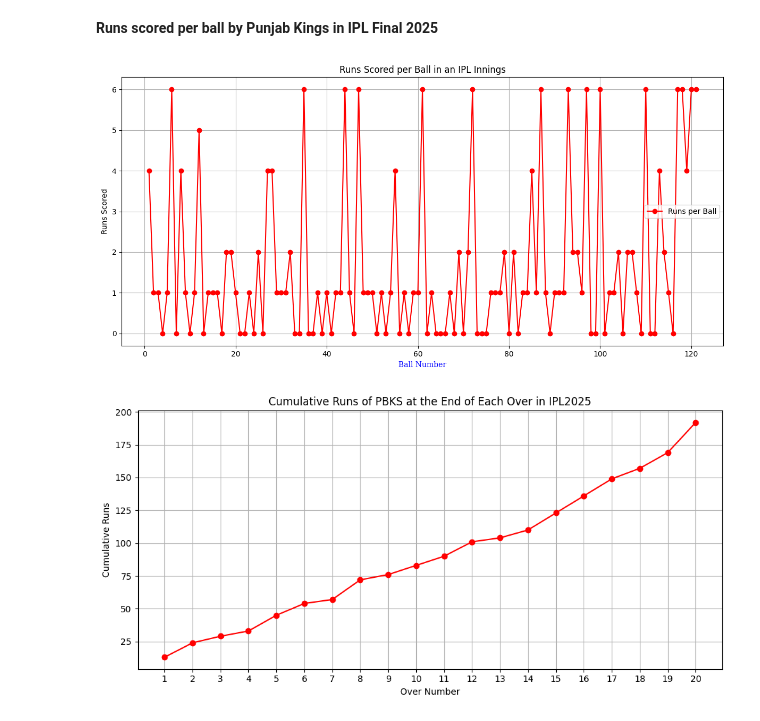
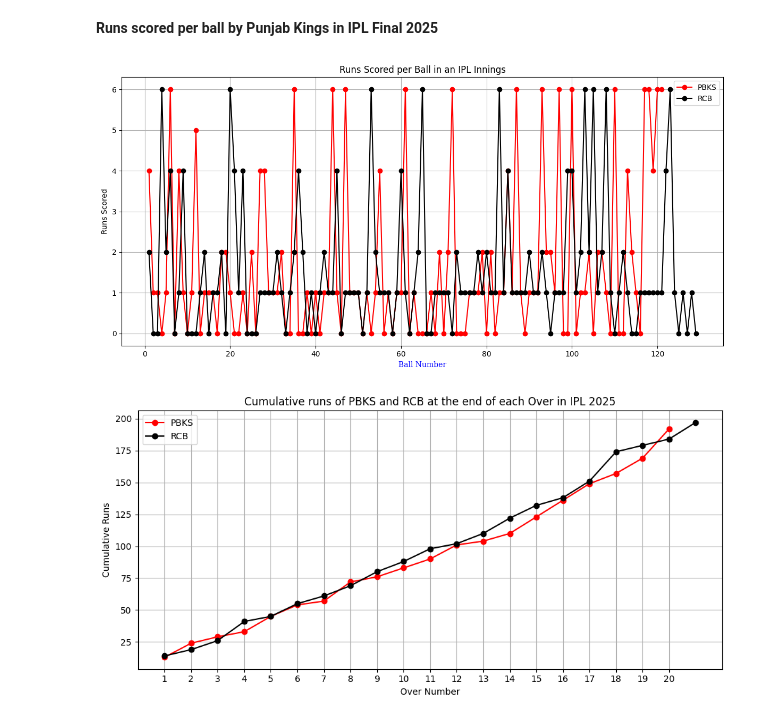
Before and after one commit to anbanshayan/Matplotlib, a Jupyter notebook: matplotlib3.ipynb, the cells around one changed output. Cells and saved outputs as stored; diff of their text form; code cells hidden in the pictures.

Commit message:
legend with prior examples

```diff
--- a/matplotlib3.ipynb
+++ b/matplotlib3.ipynb
@@ -4,46 +4,58 @@ import numpy as np
 # %% [markdown]
 **Runs scored per ball by Punjab Kings in IPL Final 2025**
 # %%
-runs_per_ball = [4,1,1,0,1,6,0,4,1,0,1,5,0,1,1,1,0,2,2,1,0,0,1,0,2,0,4,4,1,1,1,2,0,0,6,0,0,1,0,1,0,1,1,6,1,0,6,1,1,1,0,1,0,1,4,0,1,0,1,1,6,0,1,0,0,0,1,0,2,0,2,6,0,0,0,1,1,1,2,0,2,0,1,1,4,1,6,1,0,1,1,1,6,2,2,1,6,0,0,6,0,1,1,2,0,2,2,1,0,6,0,0,4,2,1,0,6,6,4,6,6]
-balls = list(range(1,len(runs_per_ball)+1))
+pbks_innings = [4,1,1,0,1,6,0,4,1,0,1,5,0,1,1,1,0,2,2,1,0,0,1,0,2,0,4,4,1,1,1,2,0,0,6,0,0,1,0,1,0,1,1,6,1,0,6,1,1,1,0,1,0,1,4,0,1,0,1,1,6,0,1,0,0,0,1,0,2,0,2,6,0,0,0,1,1,1,2,0,2,0,1,1,4,1,6,1,0,1,1,1,6,2,2,1,6,0,0,6,0,1,1,2,0,2,2,1,0,6,0,0,4,2,1,0,6,6,4,6,6]
+rcb_innings = [2,0,0,6,2,4,0,1,4,0,0,0,1,2,0,1,1,2,0,6,4,1,4,0,0,0,1,1,1,1,2,1,0,1,2,4,2,0,1,0,1,2,1,1,4,0,1,1,1,1,0,1,6,2,1,1,1,0,1,4,1,0,1,2,6,0,0,1,1,1,1,0,2,1,1,1,1,2,1,2,1,1,6,1,4,1,1,1,1,2,1,1,2,1,0,1,1,1,4,4,1,2,6,2,6,1,2,6,1,0,1,2,1,0,0,1,1,1,1,1,1,4,6,1,0,1,0,1,0]
+pbks_balls = list(range(1,len(pbks_innings)+1))
+rcb_balls = list(range(1,len(rcb_innings)+1))
 # %%
 plt.figure(figsize=(12, 6))
-plt.plot(balls, runs_per_ball, marker='o', linestyle='-', color='red', label='Runs per Ball')
+plt.plot(pbks_balls, pbks_innings, marker='o', linestyle='-', color='red', label='PBKS')
+plt.plot(rcb_balls, rcb_innings, marker='o', linestyle='-', color='black', label='RCB')
 f1= {'color':'blue','family':'serif'}
 plt.title('Runs Scored per Ball in an IPL Innings')
 plt.xlabel('Ball Number',fontdict=f1)
 plt.ylabel('Runs Scored')
 plt.grid(True)
 plt.legend()
 plt.tight_layout()
+plt.savefig("pbks_rcb_runball.jpg")
 plt.show()
 # %% [output]
-[figure, old version]
+[figure, new version]
 # %%
-runs_per_ball = [4,1,1,0,1,6,0,4,1,0,1,5,0,1,1,1,0,2,2,1,0,0,1,0,2,0,4,4,1,1,1,2,0,0,6,0,0,1,0,1,0,1,1,6,1,0,6,1,1,1,0,1,0,1,4,0,1,0,1,1,6,0,1,0,0,0,1,0,2,0,2,6,0,0,0,1,1,1,2,0,2,0,1,1,4,1,6,1,0,1,1,1,6,2,2,1,6,0,0,6,0,1,1,2,0,2,2,1,0,6,0,0,4,2,1,0,6,6,4,6,6]
+pbks_innings = [4,1,1,0,1,6,0,4,1,0,1,5,0,1,1,1,0,2,2,1,0,0,1,0,2,0,4,4,1,1,1,2,0,0,6,0,0,1,0,1,0,1,1,6,1,0,6,1,1,1,0,1,0,1,4,0,1,0,1,1,6,0,1,0,0,0,1,0,2,0,2,6,0,0,0,1,1,1,2,0,2,0,1,1,4,1,6,1,0,1,1,1,6,2,2,1,6,0,0,6,0,1,1,2,0,2,2,1,0,6,0,0,4,2,1,0,6,6,4,6,6]
+rcb_innings = [2,0,0,6,2,4,0,1,4,0,0,0,1,2,0,1,1,2,0,6,4,1,4,0,0,0,1,1,1,1,2,1,0,1,2,4,2,0,1,0,1,2,1,1,4,0,1,1,1,1,0,1,6,2,1,1,1,0,1,4,1,0,1,2,6,0,0,1,1,1,1,0,2,1,1,1,1,2,1,2,1,1,6,1,4,1,1,1,1,2,1,1,2,1,0,1,1,1,4,4,1,2,6,2,6,1,2,6,1,0,1,2,1,0,0,1,1,1,1,1,1,4,6,1,0,1,0,1,0]
+
 
 # Calculate cumulative runs
-cumulative_runs = np.cumsum(runs_per_ball)
+pbks_cumulative_runs = np.cumsum(pbks_innings)
+rcb_cumulative_runs = np.cumsum(rcb_innings)
 
 # Find number of complete overs
-num_overs = len(runs_per_ball) // 6
+pbks_num_overs = len(pbks_innings) // 6
+rcb_num_overs = len(rcb_innings) // 6
 
 # Get the cumulative runs at the end of each over
-runs_at_end_of_overs = [cumulative_runs[(i+1)*6 - 1] for i in range(num_overs)]
+pbks_runs_at_end_of_overs = [pbks_cumulative_runs[(i+1)*6 - 1] for i in range(pbks_num_overs)]
+rcb_runs_at_end_of_overs = [rcb_cumulative_runs[(i+1)*6 - 1] for i in range(rcb_num_overs)]
 
 # Create over numbers starting from 1
-over_numbers = list(range(1, num_overs + 1))
+pbks_over_numbers = list(range(1, pbks_num_overs + 1))
+rcb_over_numbers = list(range(1, rcb_num_overs + 1))
 
 # Plot
 plt.figure(figsize=(10, 5))
-plt.plot(over_numbers, runs_at_end_of_overs, marker='o', linestyle='-', color='red')
-plt.title('Cumulative Runs of PBKS at the End of Each Over in IPL2025')
+plt.plot(pbks_over_numbers, pbks_runs_at_end_of_overs, marker='o', linestyle='-', color='red',label="PBKS")
+plt.plot(rcb_over_numbers, rcb_runs_at_end_of_overs, marker='o', linestyle='-', color='black',label="RCB")
+plt.legend()
+plt.title('Cumulative runs of PBKS and RCB at the end of each Over in IPL 2025')
 plt.xlabel('Over Number')
 plt.ylabel('Cumulative Runs')
 plt.grid(True)
-plt.xticks(over_numbers)
+plt.xticks(pbks_over_numbers)
 plt.tight_layout()
-plt.savefig("pbks_innings.jpg")
+plt.savefig("pbks_rcb_innings.jpg")
 plt.show()
 # %% [output]
-[figure, old version]
+[figure, new version]
```
Also changed, not shown: 3 other files.
